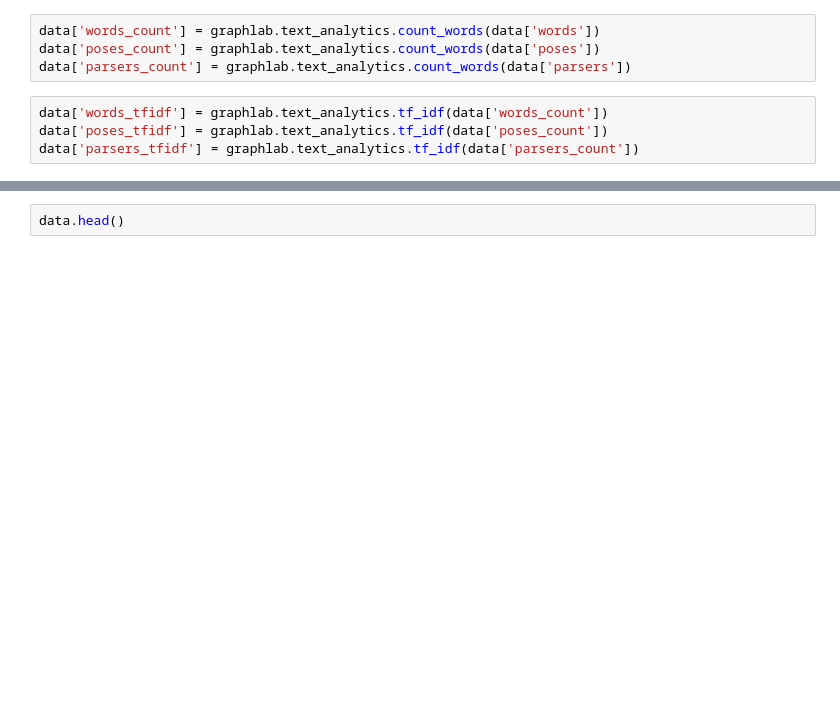
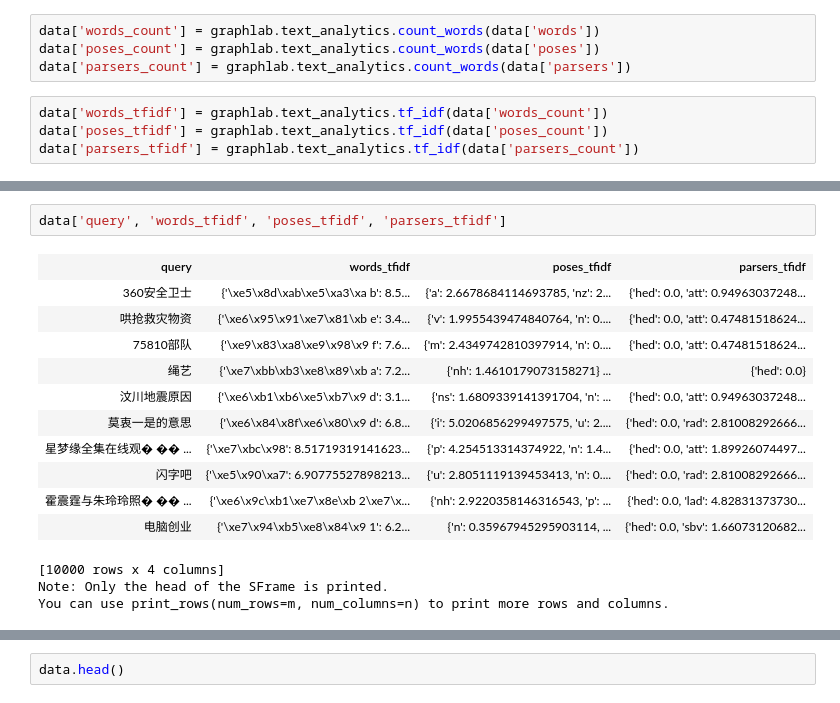
Before and after one commit to FrankBlood/2Graduation-Project, a Jupyter notebook: 贺国秀_基于查询日志的查询意图识别研究——实验（subset）.ipynb, the cells around one changed output, grey strips where cells are left out. Saved outputs shown, nothing was run; the diff lists cells and outputs as text; blank space fills up the shorter version.

```diff
--- a/贺国秀_基于查询日志的查询意图识别研究——实验（subset）.ipynb
+++ b/贺国秀_基于查询日志的查询意图识别研究——实验（subset）.ipynb
@@ -353,0 +402,17 @@ data['parsers_tfidf'] = graphlab.text_analytics.tf_idf(data['parsers_count'])
+# %%
+data['query', 'words_tfidf', 'poses_tfidf', 'parsers_tfidf']
+# %% [output]
+| query | words_tfidf | poses_tfidf | parsers_tfidf |
+| 360安全卫士 | {'\xe5\x8d\xab\xe5\xa3\xa b': 8.5... | {'a': 2.6678684114693785, 'nz': 2... | {'hed': 0.0, 'att': 0.94963037248... |
+| 哄抢救灾物资 | {'\xe6\x95\x91\xe7\x81\xb e': 3.4... | {'v': 1.9955439474840764, 'n': 0.... | {'hed': 0.0, 'att': 0.47481518624... |
+| 75810部队 | {'\xe9\x83\xa8\xe9\x98\x9 f': 7.6... | {'m': 2.4349742810397914, 'n': 0.... | {'hed': 0.0, 'att': 0.47481518624... |
+| 绳艺 | {'\xe7\xbb\xb3\xe8\x89\xb a': 7.2... | {'nh': 1.4610179073158271} ... | {'hed': 0.0} |
+| 汶川地震原因 | {'\xe6\xb1\xb6\xe5\xb7\x9 d': 3.1... | {'ns': 1.6809339141391704, 'n': ... | {'hed': 0.0, 'att': 0.94963037248... |
+| 莫衷一是的意思 | {'\xe6\x84\x8f\xe6\x80\x9 d': 6.8... | {'i': 5.0206856299497575, 'u': 2.... | {'hed': 0.0, 'rad': 2.81008292666... |
+| 星梦缘全集在线观� �� ... | {'\xe7\xbc\x98': 8.51719319141623... | {'p': 4.254513314374922, 'n': 1.4... | {'hed': 0.0, 'att': 1.89926074497... |
+| 闪字吧 | {'\xe5\x90\xa7': 6.90775527898213... | {'u': 2.8051119139453413, 'n': 0.... | {'hed': 0.0, 'rad': 2.81008292666... |
+| 霍震霆与朱玲玲照� �� ... | {'\xe6\x9c\xb1\xe7\x8e\xb 2\xe7\x... | {'nh': 2.9220358146316543, 'p': ... | {'hed': 0.0, 'lad': 4.82831373730... |
+| 电脑创业 | {'\xe7\x94\xb5\xe8\x84\x9 1': 6.2... | {'n': 0.35967945295903114, ... | {'hed': 0.0, 'sbv': 1.66073120682... |
+[10000 rows x 4 columns]
+Note: Only the head of the SFrame is printed.
+You can use print_rows(num_rows=m, num_columns=n) to print more rows and columns.
```
Also changed, not shown: parts of 21 cells of this notebook, 2 other files.
